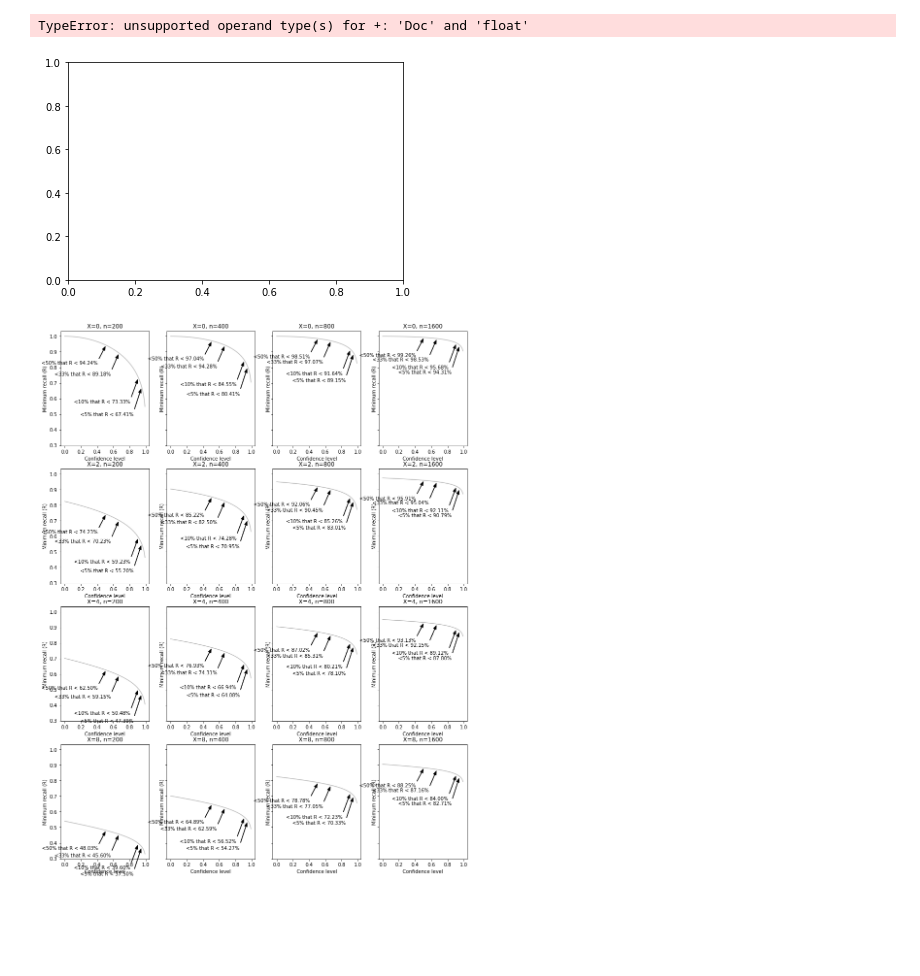
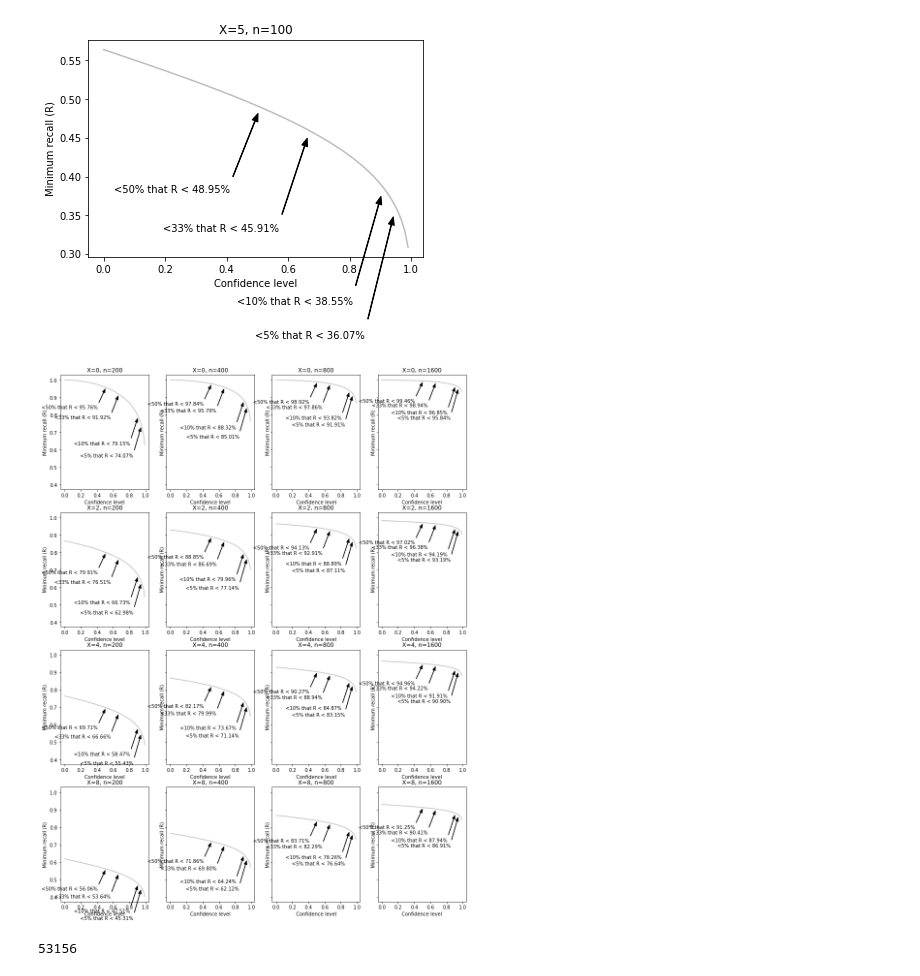
Before and after one commit to mcc-apsis/adaptation-tracking, a Jupyter notebook: progress.ipynb, the cells around one changed output. Drawn from its saved outputs; the diff is of its cells as text; code cells hidden in the pictures; blank space fills up the shorter version.

```diff
--- a/progress.ipynb
+++ b/progress.ipynb
@@ -70,17 +238,19 @@ tags
 # %%
 r_in_tags = DocOwnership.objects.filter(relevant__gt=0,tag__in=tags).values_list('doc__pk',flat=True)
+
+exclude_tag = Tag.objects.get(query=qid, title="No abstract")
 
 print(len(set(r_in_tags)))
 
 other_docs = Doc.objects.filter(
     query=qid
 ).exclude(
-    pk__in=set(r_in_tags)
+    pk__in=set(r_in_tags) | set(Doc.objects.filter(tag=exclude_tag).values_list('pk',flat=True)),
 )
 
 unseen = other_docs.count()
 
-r_in_tags = DocOwnership.objects.filter(relevant=1, tag__in=tags)
+r_in_tags = DocOwnership.objects.filter(relevant=1, tag__in=tags).values_list('doc__pk',flat=True)
 r_docs = Doc.objects.filter(pk__in=r_in_tags).count()
 
 alpha = 0.95
@@ -195,6 +453,7 @@ predicted relevant sample 2019-12-16 16:33
 # %%
 r_in_tags = DocOwnership.objects.filter(relevant=1, tag__in=tags).values_list('doc__pk',flat=True)
 r_docs = Doc.objects.filter(pk__in=r_in_tags)
-print(r_docs.count())
-print(r_docs.filter(category__name__in=["Maybe","Yes"]).count())
+nr_docs = r_docs.count()
+print("relevant docs", nr_docs)
+#print(r_docs.filter(category__name__in=["Maybe","Yes"]).count())
 # %% [output]
@@ -248,11 +553,10 @@ TypeError: unsupported operand type(s) for +: 'Doc' and 'float'
 # %%
 
 fig, ax = plt.subplots()
-plot_alphas(0,100, r_docs, unseen, ax = ax)
+plot_alphas(5,100, nr_docs, unseen, ax = ax)
 plt.show()
 # %% [output]
-TypeError: unsupported operand type(s) for +: 'Doc' and 'float'
-[figure, old version]
+[figure, new version]
 # %%
 fig, axs = plt.subplots(4,4,sharey=True, figsize=(15,20))
 for j,X in enumerate([0,2,4,8]):
@@ -260,6 +564,6 @@ for j,X in enumerate([0,2,4,8]):
         ax = axs[j,i]
         if n==100 and X>0:
             continue
-        plot_alphas(X,n, r_docs, unseen, ax = ax)
+        plot_alphas(X,n, nr_docs, unseen, ax = ax)
 # %% [output]
-[figure, old version]
+[figure, new version]
@@ -266 +578,5 @@ for j,X in enumerate([0,2,4,8]):
+# %%
+other_docs.count()
+# %% [output]
+53156
 # %%
```
Also changed, not shown: parts of 27 cells of this notebook, 7 other files.
